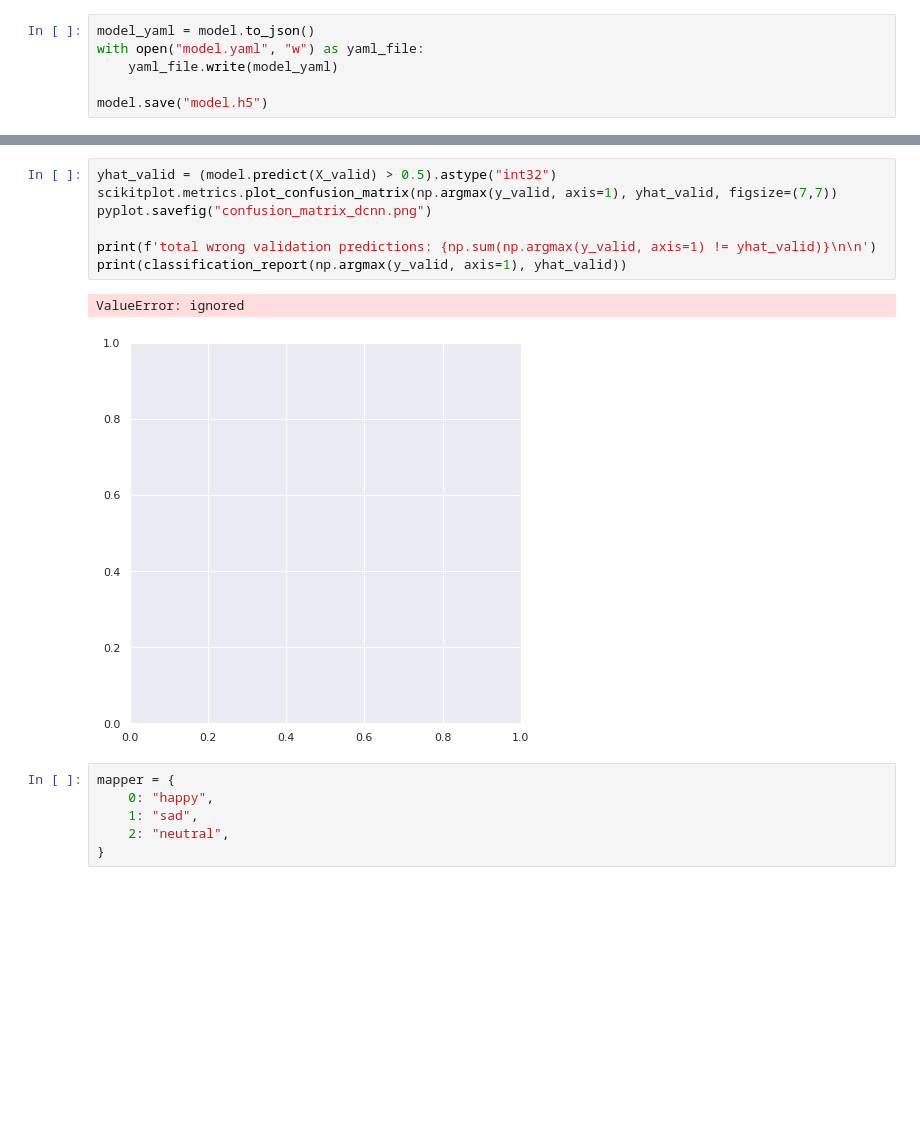
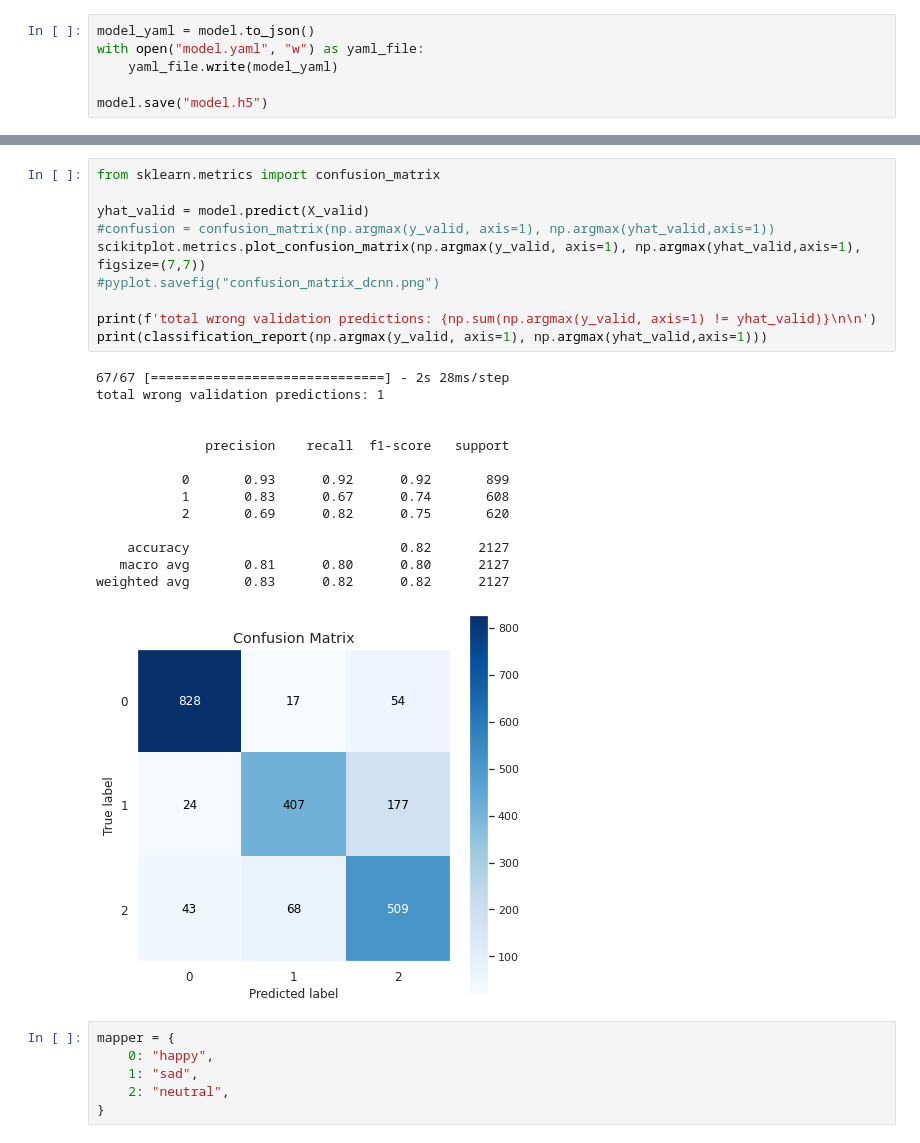
Before and after one commit to Kunaltembhare003/Face_emotion_recognition, a Jupyter notebook: Correct_ExpressionRecognition_Training.ipynb, the cells around one changed output, grey strips where cells are left out. Saved outputs shown, nothing was run; the diff lists cells and outputs as text; blank space fills up the shorter version.

Commit message:
Validation report

```diff
--- a/Correct_ExpressionRecognition_Training.ipynb
+++ b/Correct_ExpressionRecognition_Training.ipynb
@@ -654,13 +641,28 @@ pyplot.show()
 # %%
-yhat_valid = (model.predict(X_valid) > 0.5).astype("int32")
-scikitplot.metrics.plot_confusion_matrix(np.argmax(y_valid, axis=1), yhat_valid, figsize=(7,7))
-pyplot.savefig("confusion_matrix_dcnn.png")
+from sklearn.metrics import confusion_matrix
+
+yhat_valid = model.predict(X_valid)
+#confusion = confusion_matrix(np.argmax(y_valid, axis=1), np.argmax(yhat_valid,axis=1))
+scikitplot.metrics.plot_confusion_matrix(np.argmax(y_valid, axis=1), np.argmax(yhat_valid,axis=1), figsize=(7,7))
+#pyplot.savefig("confusion_matrix_dcnn.png")
 
 print(f'total wrong validation predictions: {np.sum(np.argmax(y_valid, axis=1) != yhat_valid)}\n\n')
-print(classification_report(np.argmax(y_valid, axis=1), yhat_valid))
+print(classification_report(np.argmax(y_valid, axis=1), np.argmax(yhat_valid,axis=1)))
 # %% [output]
-ValueError: ignored
+67/67 [==============================] - 2s 28ms/step
+total wrong validation predictions: 1
+
+
+              precision    recall  f1-score   support
+
+           0       0.93      0.92      0.92       899
+           1       0.83      0.67      0.74       608
+           2       0.69      0.82      0.75       620
+
+    accuracy                           0.82      2127
+   macro avg       0.81      0.80      0.80      2127
+weighted avg       0.83      0.82      0.82      2127
-[figure, old version]
+[figure, new version]
 # %%
 mapper = {
     0: "happy",
```
Also changed, not shown: parts of 14 cells of this notebook.
